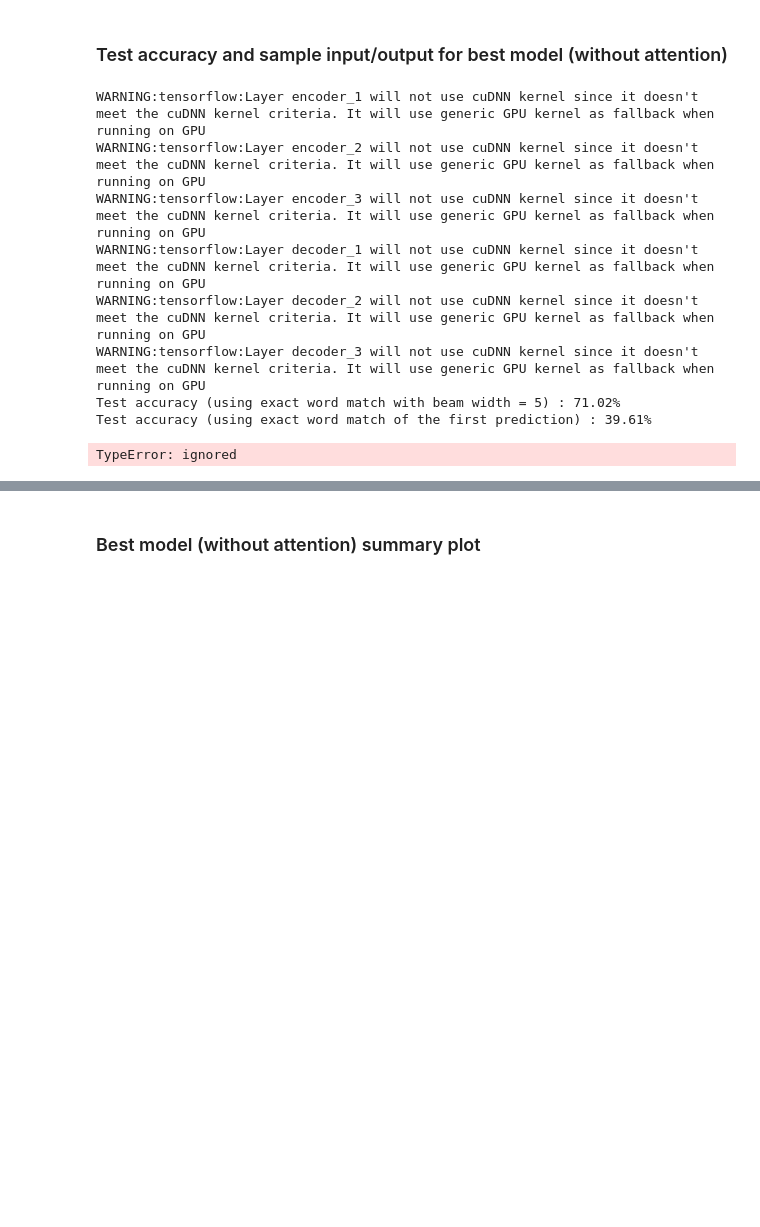
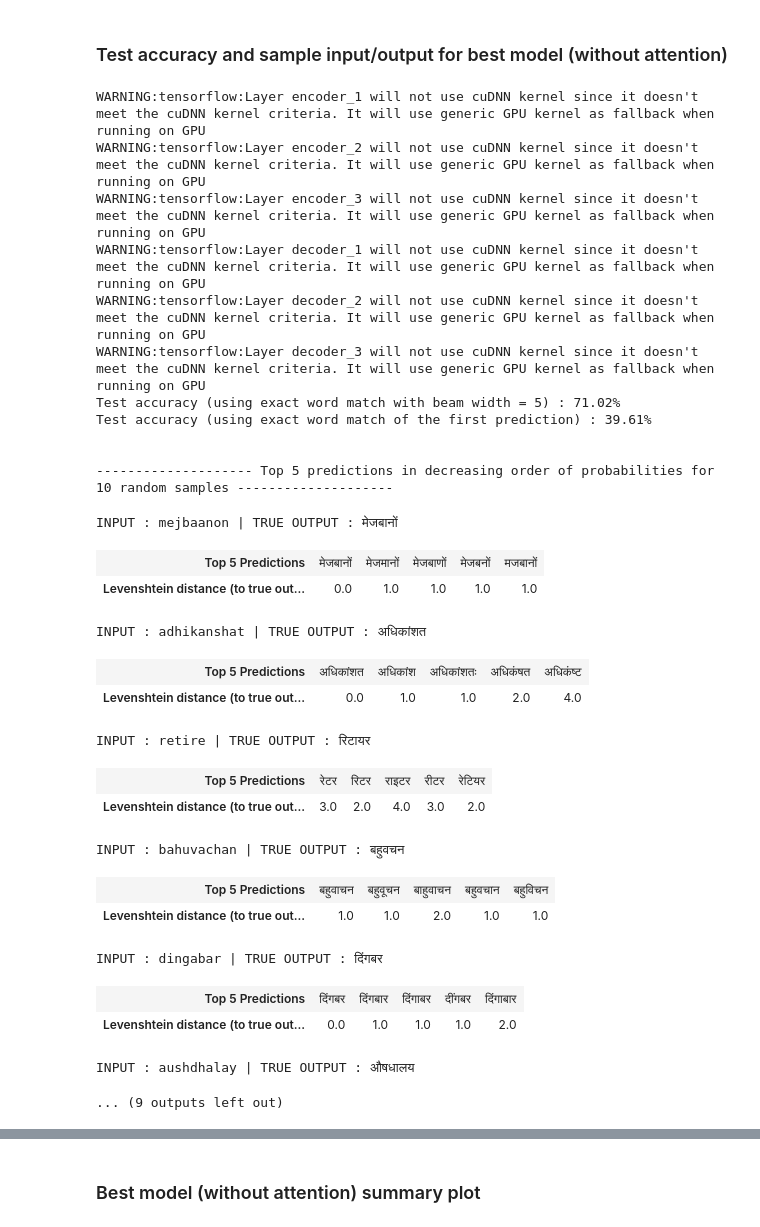
Before and after one commit to abisubramanya27/CS6910_Assignment3, a Jupyter notebook: src/Assignment3.ipynb, the cells around one changed output, grey strips where cells are left out. Saved outputs shown, nothing was run; the diff lists cells and outputs as text; code cells hidden in the pictures; blank space fills up the shorter version.

```diff
--- a/src/Assignment3.ipynb
+++ b/src/Assignment3.ipynb
@@ -852,25 +853,44 @@ def print_samples(input, true_out, pred_out, pred_scores, rand_seq=None):
 # %%
 # Question 4b - sample inputs for no attention models
 ######################### UNCOMMENT BELOW CODE TO RUN ##########################
 
-test1_acc, test1_exact_K_acc, test1_exact_acc, test1_loss, test1_true_out, \
-test1_pred_out, test1_pred_scores, model1 = test_model('ddhrh5hn', test_enc_input,
-                                                       test_dec_target,
-                                                       max_decoder_seq_length,
-                                                       target_char_enc,
-                                                       target_char_dec,
-                                                       False)
+# test1_acc, test1_exact_K_acc, test1_exact_acc, test1_loss, test1_true_out, \
+# test1_pred_out, test1_pred_scores, model1 = test_model('ddhrh5hn', test_enc_input,
+#                                                        test_dec_target,
+#                                                        max_decoder_seq_length,
+#                                                        target_char_enc,
+#                                                        target_char_dec,
+#                                                        False)
 
-# random_samples contain the list of sample indices from test data for which outputs were printed
-random_samples = print_samples(test_inp, test1_true_out, test1_pred_out, test1_pred_scores)
+# # random_samples contain the list of sample indices from test data for which outputs were printed
+# random_samples = print_samples(test_inp, test1_true_out, test1_pred_out, test1_pred_scores)
 # %% [output]
 WARNING:tensorflow:Layer encoder_1 will not use cuDNN kernel since it doesn't meet the cuDNN kernel criteria. It will use generic GPU kernel as fallback when running on GPU
 WARNING:tensorflow:Layer encoder_2 will not use cuDNN kernel since it doesn't meet the cuDNN kernel criteria. It will use generic GPU kernel as fallback when running on GPU
 WARNING:tensorflow:Layer encoder_3 will not use cuDNN kernel since it doesn't meet the cuDNN kernel criteria. It will use generic GPU kernel as fallback when running on GPU
 WARNING:tensorflow:Layer decoder_1 will not use cuDNN kernel since it doesn't meet the cuDNN kernel criteria. It will use generic GPU kernel as fallback when running on GPU
 WARNING:tensorflow:Layer decoder_2 will not use cuDNN kernel since it doesn't meet the cuDNN kernel criteria. It will use generic GPU kernel as fallback when running on GPU
 WARNING:tensorflow:Layer decoder_3 will not use cuDNN kernel since it doesn't meet the cuDNN kernel criteria. It will use generic GPU kernel as fallback when running on GPU
 Test accuracy (using exact word match with beam width = 5) : 71.02%
 Test accuracy (using exact word match of the first prediction) : 39.61%
+
+
+-------------------- Top 5 predictions in decreasing order of probabilities for 10 random samples --------------------
-TypeError: ignored
+INPUT : mejbaanon | TRUE OUTPUT : मेजबानों
+| Top 5 Predictions | मेजबानों | मेजमानों | मेजबाणों | मेजबनों | मजबानों |
+| Levenshtein distance (to true out... | 0.0 | 1.0 | 1.0 | 1.0 | 1.0 |
+INPUT : adhikanshat | TRUE OUTPUT : अधिकांशत
+| Top 5 Predictions | अधिकांशत | अधिकांश | अधिकांशतः | अधिकंषत | अधिकंष्ट |
+| Levenshtein distance (to true out... | 0.0 | 1.0 | 1.0 | 2.0 | 4.0 |
+INPUT : retire | TRUE OUTPUT : रिटायर
+| Top 5 Predictions | रेटर | रिटर | राइटर | रीटर | रेटियर |
+| Levenshtein distance (to true out... | 3.0 | 2.0 | 4.0 | 3.0 | 2.0 |
+INPUT : bahuvachan | TRUE OUTPUT : बहुवचन
+| Top 5 Predictions | बहुवाचन | बहुवूचन | बाहुवाचन | बहुवचान | बहुविचन |
+| Levenshtein distance (to true out... | 1.0 | 1.0 | 2.0 | 1.0 | 1.0 |
+INPUT : dingabar | TRUE OUTPUT : दिंगबर
+| Top 5 Predictions | दिंगबर | दिंगबार | दिंगाबर | दींगबर | दिंगाबार |
+| Levenshtein distance (to true out... | 0.0 | 1.0 | 1.0 | 1.0 | 2.0 |
+INPUT : aushdhalay | TRUE OUTPUT : औषधालय
+... (9 outputs left out)
 # %% [markdown]
```
Also changed, not shown: parts of 16 cells of this notebook.
